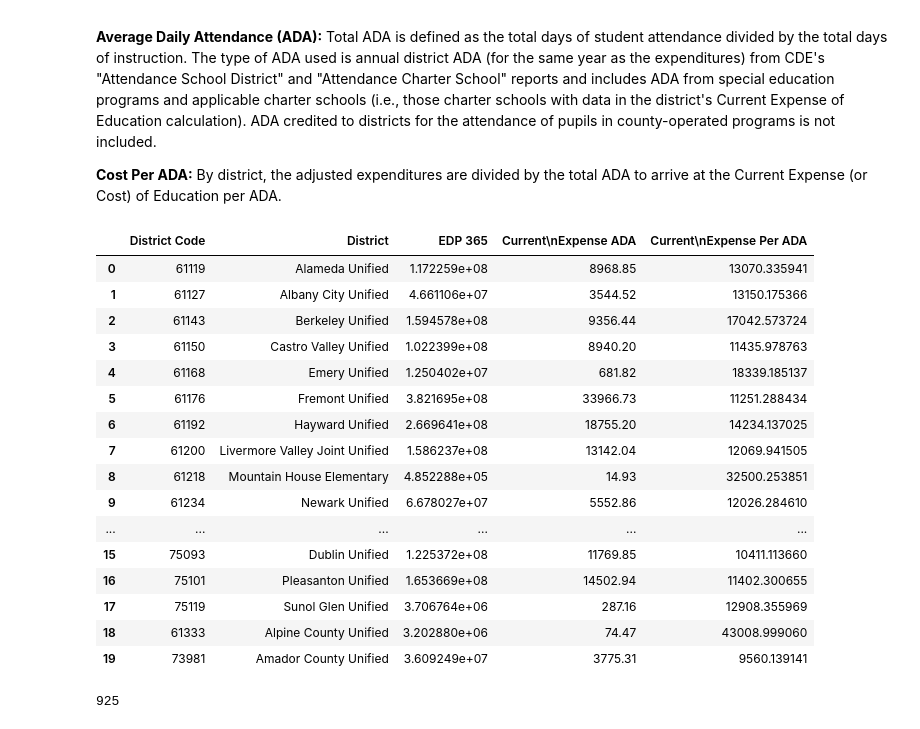
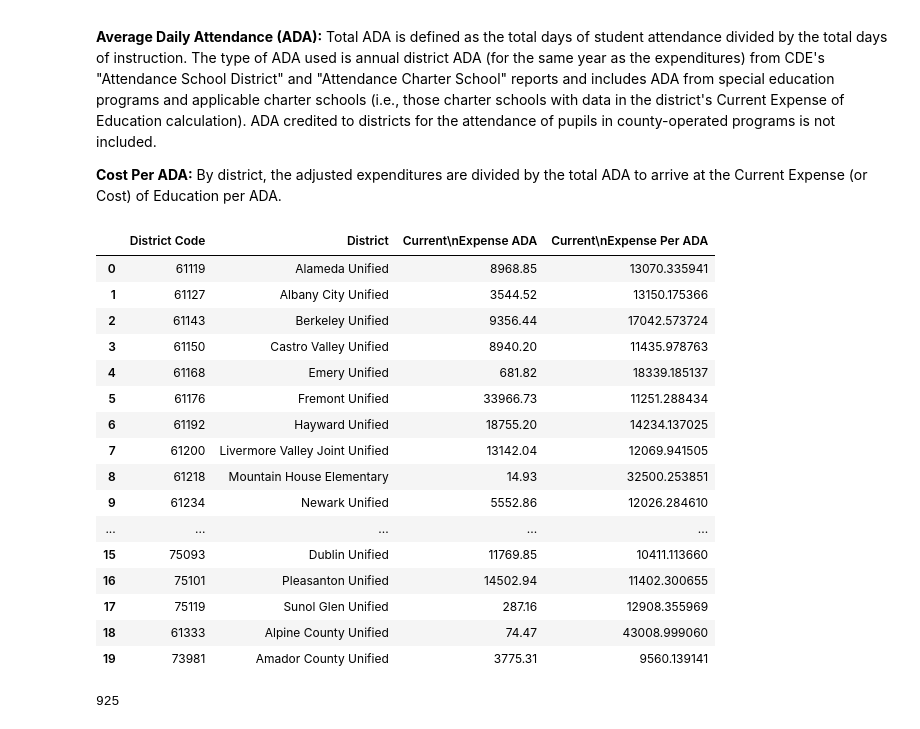
Before and after one commit to gabriellewald/springboard-coursework, a Jupyter notebook: education_project/Capstone2_education_project.ipynb, the cells around one changed output. Saved outputs shown, nothing was run; the diff lists cells and outputs as text; code cells hidden in the pictures.

```diff
--- a/education_project/Capstone2_education_project.ipynb
+++ b/education_project/Capstone2_education_project.ipynb
@@ -692,27 +711,27 @@ By district, the adjusted expenditures are divided by the total ADA to arrive at
 # %%
 expense_df = pd.read_excel('data/currentexpense1819.xlsx')
 
 # drop columns
-expense_df = expense_df.drop(columns = 'LEA Type')
+expense_df = expense_df.drop(columns = ['LEA Type', 'EDP 365'])
 expense_df.head(20)
 # %% [output]
-|  | District Code | District | EDP 365 | Current\nExpense ADA | Current\nExpense Per ADA |
-| 0 | 61119 | Alameda Unified | 1.172259e+08 | 8968.85 | 13070.335941 |
-| 1 | 61127 | Albany City Unified | 4.661106e+07 | 3544.52 | 13150.175366 |
-| 2 | 61143 | Berkeley Unified | 1.594578e+08 | 9356.44 | 17042.573724 |
-| 3 | 61150 | Castro Valley Unified | 1.022399e+08 | 8940.20 | 11435.978763 |
-| 4 | 61168 | Emery Unified | 1.250402e+07 | 681.82 | 18339.185137 |
-| 5 | 61176 | Fremont Unified | 3.821695e+08 | 33966.73 | 11251.288434 |
-| 6 | 61192 | Hayward Unified | 2.669641e+08 | 18755.20 | 14234.137025 |
-| 7 | 61200 | Livermore Valley Joint Unified | 1.586237e+08 | 13142.04 | 12069.941505 |
-| 8 | 61218 | Mountain House Elementary | 4.852288e+05 | 14.93 | 32500.253851 |
-| 9 | 61234 | Newark Unified | 6.678027e+07 | 5552.86 | 12026.284610 |
-| ... | ... | ... | ... | ... | ... |
-| 15 | 75093 | Dublin Unified | 1.225372e+08 | 11769.85 | 10411.113660 |
-| 16 | 75101 | Pleasanton Unified | 1.653669e+08 | 14502.94 | 11402.300655 |
-| 17 | 75119 | Sunol Glen Unified | 3.706764e+06 | 287.16 | 12908.355969 |
-| 18 | 61333 | Alpine County Unified | 3.202880e+06 | 74.47 | 43008.999060 |
-| 19 | 73981 | Amador County Unified | 3.609249e+07 | 3775.31 | 9560.139141 |
+|  | District Code | District | Current\nExpense ADA | Current\nExpense Per ADA |
+| 0 | 61119 | Alameda Unified | 8968.85 | 13070.335941 |
+| 1 | 61127 | Albany City Unified | 3544.52 | 13150.175366 |
+| 2 | 61143 | Berkeley Unified | 9356.44 | 17042.573724 |
+| 3 | 61150 | Castro Valley Unified | 8940.20 | 11435.978763 |
+| 4 | 61168 | Emery Unified | 681.82 | 18339.185137 |
+| 5 | 61176 | Fremont Unified | 33966.73 | 11251.288434 |
+| 6 | 61192 | Hayward Unified | 18755.20 | 14234.137025 |
+| 7 | 61200 | Livermore Valley Joint Unified | 13142.04 | 12069.941505 |
+| 8 | 61218 | Mountain House Elementary | 14.93 | 32500.253851 |
+| 9 | 61234 | Newark Unified | 5552.86 | 12026.284610 |
+| ... | ... | ... | ... | ... |
+| 15 | 75093 | Dublin Unified | 11769.85 | 10411.113660 |
+| 16 | 75101 | Pleasanton Unified | 14502.94 | 11402.300655 |
+| 17 | 75119 | Sunol Glen Unified | 287.16 | 12908.355969 |
+| 18 | 61333 | Alpine County Unified | 74.47 | 43008.999060 |
+| 19 | 73981 | Amador County Unified | 3775.31 | 9560.139141 |
 # %%
 expense_df['District'].nunique()
 # %% [output]
```
Also changed, not shown: parts of 42 cells of this notebook.
